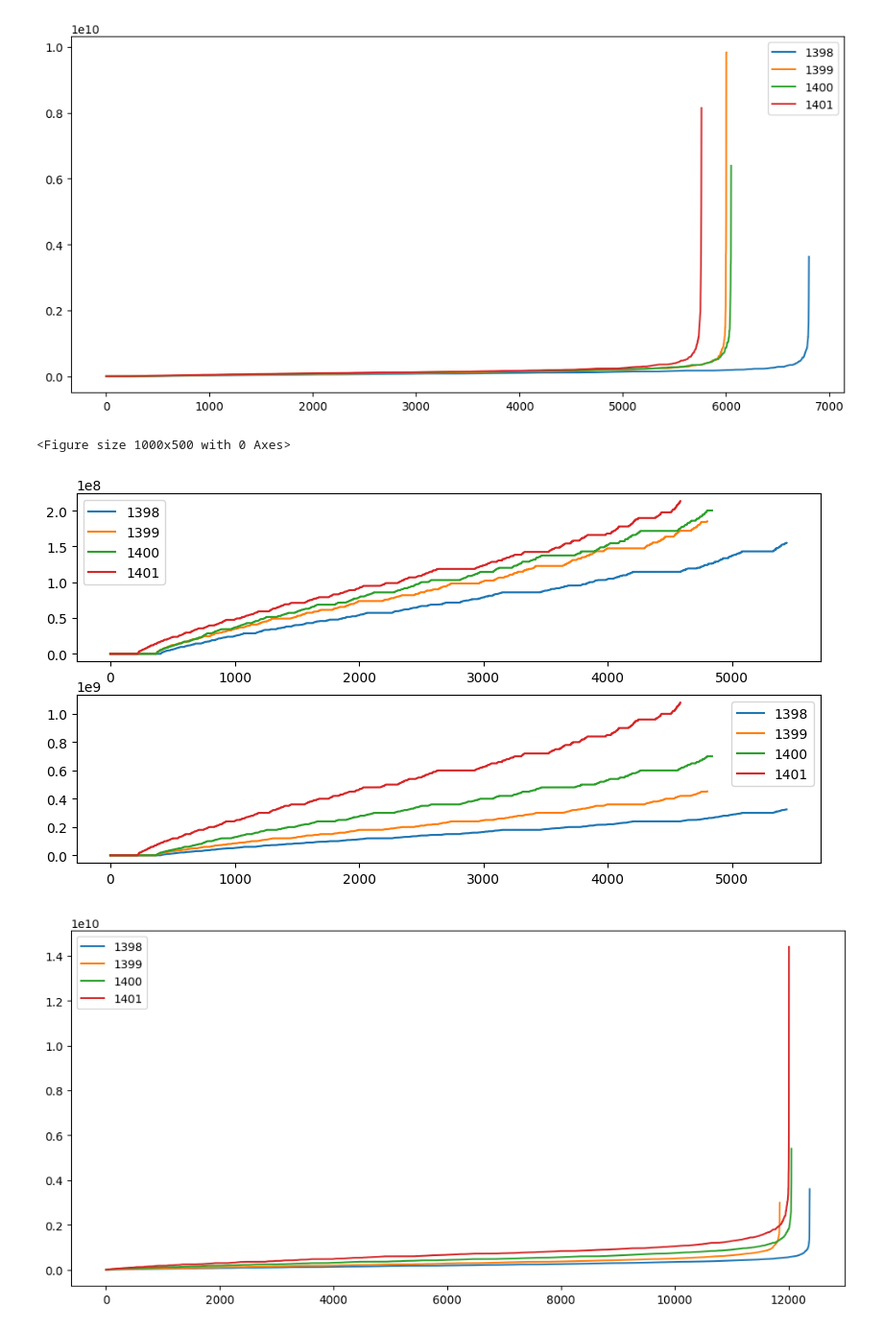
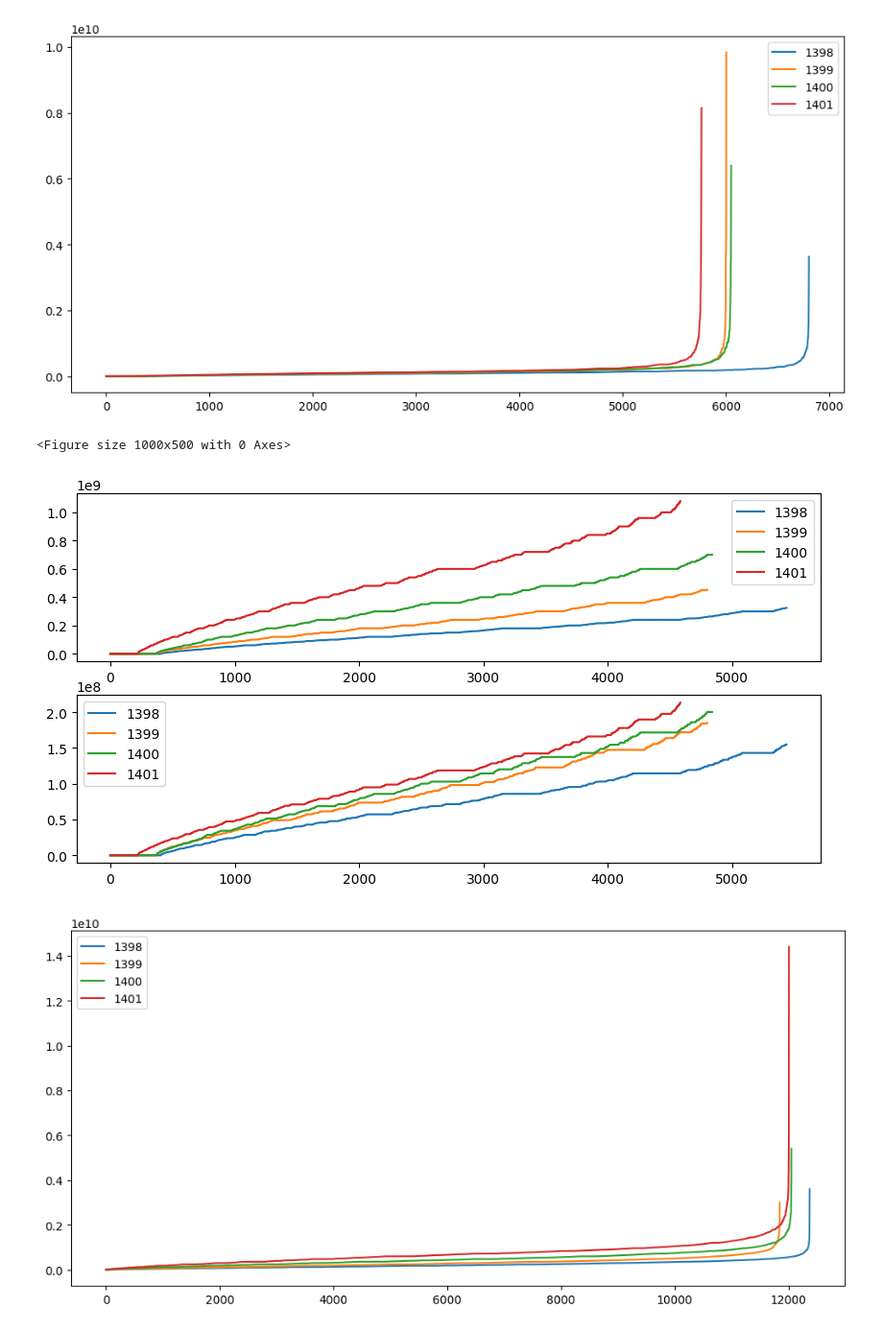
Before and after one commit to realBagher/IRAN-SCI-DATA-ANALYSIS-G4, a Jupyter notebook: statistics/Q6.ipynb, the cells around one changed output. Shown at 96% size. Saved outputs shown, nothing was run; the diff lists cells and outputs as text; code cells hidden in the pictures.

```diff
--- a/statistics/Q6.ipynb
+++ b/statistics/Q6.ipynb
@@ -374,22 +374,24 @@ dt_azad1398_income_u_gp_part1 = dt_azad1398_income_u_gp[dt_azad1398_income_u_gp[
 # %%
 plt.figure(figsize=(10,5))
 fig ,ax = plt.subplots(2,1, figsize=(10,5))
 ax = ax.flatten()
-ax[0].plot(dt_azad1398_income_u_gp_part1.index, dt_azad1398_income_u_gp_part1['real_income'], label=1398)
-ax[0].plot(dt_azad1399_income_u_gp_part1.index, dt_azad1399_income_u_gp_part1['real_income'], label=1399)
-ax[0].plot(dt_azad1400_income_u_gp_part1.index, dt_azad1400_income_u_gp_part1['real_income'], label=1400)
-ax[0].plot(dt_azad1401_income_u_gp_part1.index, dt_azad1401_income_u_gp_part1['real_income'], label=1401)
+
+ax[0].plot(dt_azad1398_income_u_gp_part1.index, dt_azad1398_income_u_gp_part1['income_s_y'], label=1398)
+ax[0].plot(dt_azad1399_income_u_gp_part1.index, dt_azad1399_income_u_gp_part1['income_s_y'], label=1399)
+ax[0].plot(dt_azad1400_income_u_gp_part1.index, dt_azad1400_income_u_gp_part1['income_s_y'], label=1400)
+ax[0].plot(dt_azad1401_income_u_gp_part1.index, dt_azad1401_income_u_gp_part1['income_s_y'], label=1401)
 ax[0].legend()
 
-ax[1].plot(dt_azad1398_income_u_gp_part1.index, dt_azad1398_income_u_gp_part1['income_s_y'], label=1398)
-ax[1].plot(dt_azad1399_income_u_gp_part1.index, dt_azad1399_income_u_gp_part1['income_s_y'], label=1399)
-ax[1].plot(dt_azad1400_income_u_gp_part1.index, dt_azad1400_income_u_gp_part1['income_s_y'], label=1400)
-ax[1].plot(dt_azad1401_income_u_gp_part1.index, dt_azad1401_income_u_gp_part1['income_s_y'], label=1401)
+ax[1].plot(dt_azad1398_income_u_gp_part1.index, dt_azad1398_income_u_gp_part1['real_income'], label=1398)
+ax[1].plot(dt_azad1399_income_u_gp_part1.index, dt_azad1399_income_u_gp_part1['real_income'], label=1399)
+ax[1].plot(dt_azad1400_income_u_gp_part1.index, dt_azad1400_income_u_gp_part1['real_income'], label=1400)
+ax[1].plot(dt_azad1401_income_u_gp_part1.index, dt_azad1401_income_u_gp_part1['real_income'], label=1401)
 ax[1].legend()
+
 plt.show()
 # %% [output]
 <Figure size 1000x500 with 0 Axes>
-[figure, old version]
+[figure, new version]
 # %%
 dt_mozd1401_u_income = pd.read_excel('U1401.xlsx', sheet_name='U1401P4S01')
 dt_mozd1401_u_income_gp = dt_mozd1401_u_income.groupby(['Address', 'member']).agg({'netincome_w_y': 'sum'})
```
